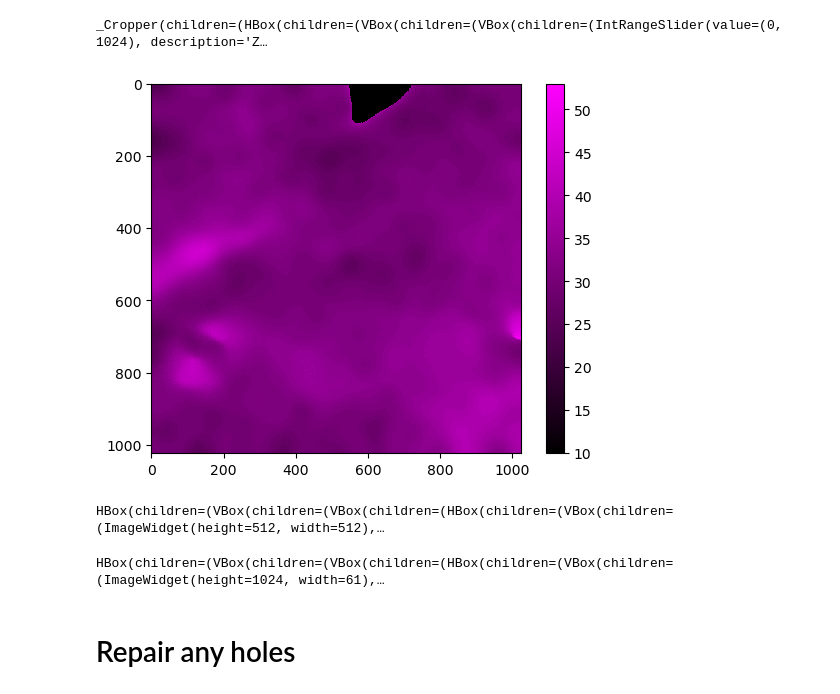
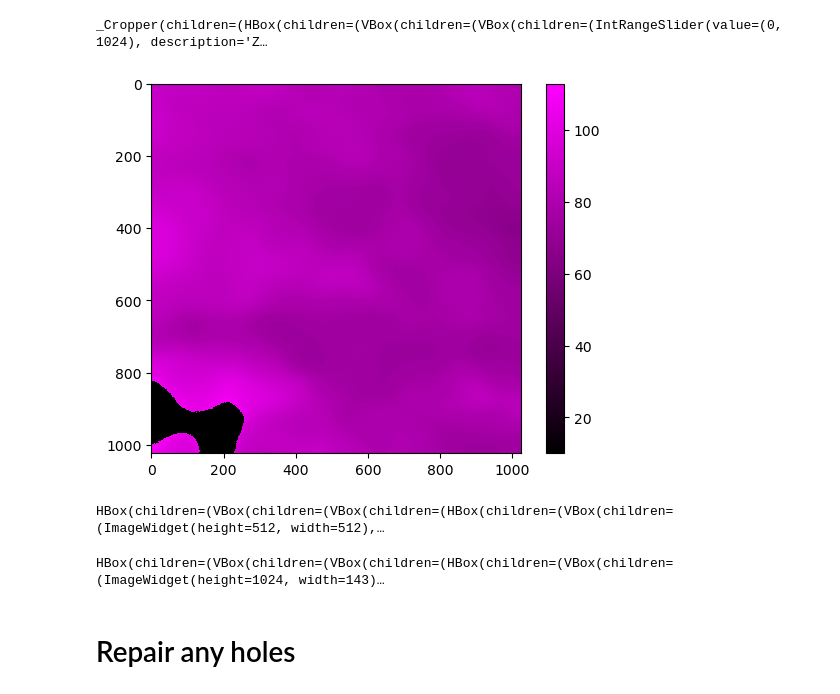
Before and after one commit to xies/mouse_skin_size_control, a Jupyter notebook: assemble_movie_notebooks/find_basement_membrane.ipynb, the cells around one changed output. Cells and saved outputs as stored; diff of their text form; code cells hidden in the pictures.

```diff
--- a/assemble_movie_notebooks/find_basement_membrane.ipynb
+++ b/assemble_movie_notebooks/find_basement_membrane.ipynb
@@ -49,10 +49,12 @@ def find_z_of_maximal_gradient(im_diff,z_shift,threshold=0.2,method='threshold')
 # %% [markdown]
 # 0. Load stack
 # %%
-dirname = '/Users/xies/Library/CloudStorage/OneDrive-Stanford/Skin/Two photon/NMS/Palbo senescence pilot/Julie Charlotte Nielsen\'s files - 11-01-2025 H2B FUCCI Palbo/M1 cage 5971/Left ear/R2'
+# dirname = '/Users/xies/Library/CloudStorage/OneDrive-Stanford/Skin/Two photon/NMS/Palbo senescence pilot/Julie Charlotte Nielsen\'s files - 11-01-2025 H2B FUCCI Palbo/M1 cage 5971/Left ear/R2'
+dirname = '/Users/xies/Library/CloudStorage/OneDrive-Stanford/Skin/Two photon/NMS/Dermal topography/10-03-2025 Cdh5-RFP blood vessels/Male 6121/Left paw R1'
+# dirname = '/Users/xies/Library/CloudStorage/OneDrive-Stanford/Skin/Two photon/NMS/Dermal topography/09-27-2025 MemGFP fold logevity/F1 cage 3015 MemGFP NoFUCCI/R2/'
 
-# dirname = '/Users/xies/Library/CloudStorage/OneDrive-Stanford/Skin/Two photon/NMS/Dermal topography/09-27-2025 MemGFP fold logevity/F1 cage 3015 MemGFP NoFUCCI/R2/1. Day 18'
-imstack = io.imread(path.join(dirname,'1. Day 1/G_reg.tif'))
+day = '2. Day 28'
+imstack = io.imread(path.join(dirname,day,'B_reg.tif'))
 
 stackview.slice(imstack, zoom_factor=0.5 )
 # %% [output]
@@ -82,18 +84,18 @@ Z_bottom = cropper.range[2].stop
 cropped_blur = im_z_blur[cropper.range[2],...]
 # %%
 # Set sign to +1 if using 'collagen only' and -1 if keratinocytes only
-sign = -1
+sign = +1
 
 # How much to 'shift up or down' (NB: +z is down)
 z_shift = +10
 
 im_diff = get_z_gradient(cropped_blur,sign)
 Iz = find_z_of_maximal_gradient(im_diff/im_diff.max(),z_shift,method='threshold',threshold=0.2)
 Iz += Z_top
 
 stackview.imshow(Iz.astype(np.int8),axes=True,colormap='pure_magenta',colorbar=True)
 # %% [output]
-[figure, old version]
+[figure, new version]
 # %%
 # Reconstruct the height image
 height_image = make_image_from_heightmap(Iz + Z_top,ZZ)
@@ -116,7 +118,7 @@ stackview.switch(
     zoom_factor=1,
 )
 # %% [output]
-HBox(children=(VBox(children=(VBox(children=(HBox(children=(VBox(children=(ImageWidget(height=1024, width=61),…
+HBox(children=(VBox(children=(VBox(children=(HBox(children=(VBox(children=(ImageWidget(height=1024, width=143)…
 # %% [markdown]
 # Repair any holes
 # %%
```
Also changed, not shown: parts of 2 cells of this notebook, 1 other file.
